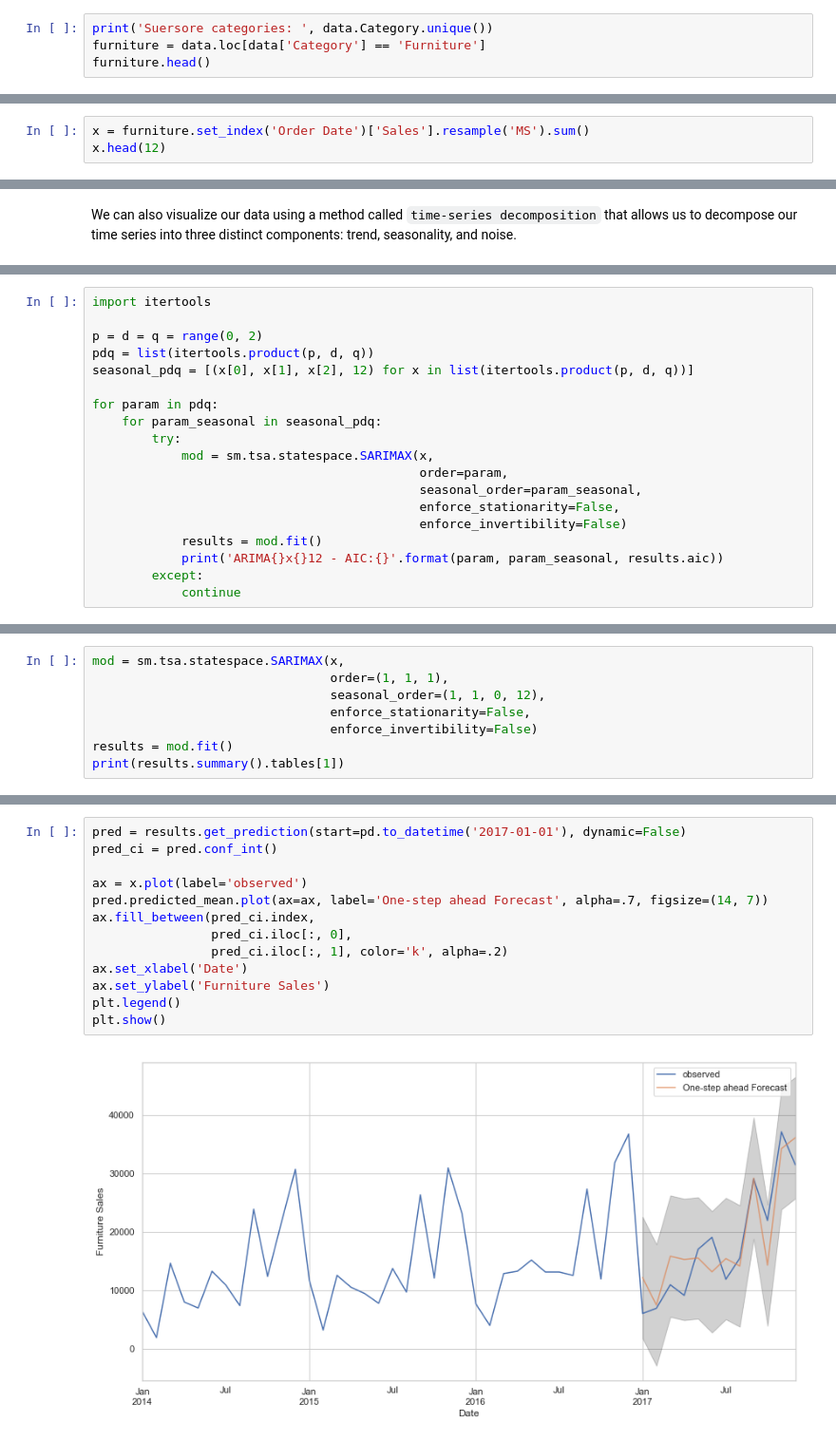
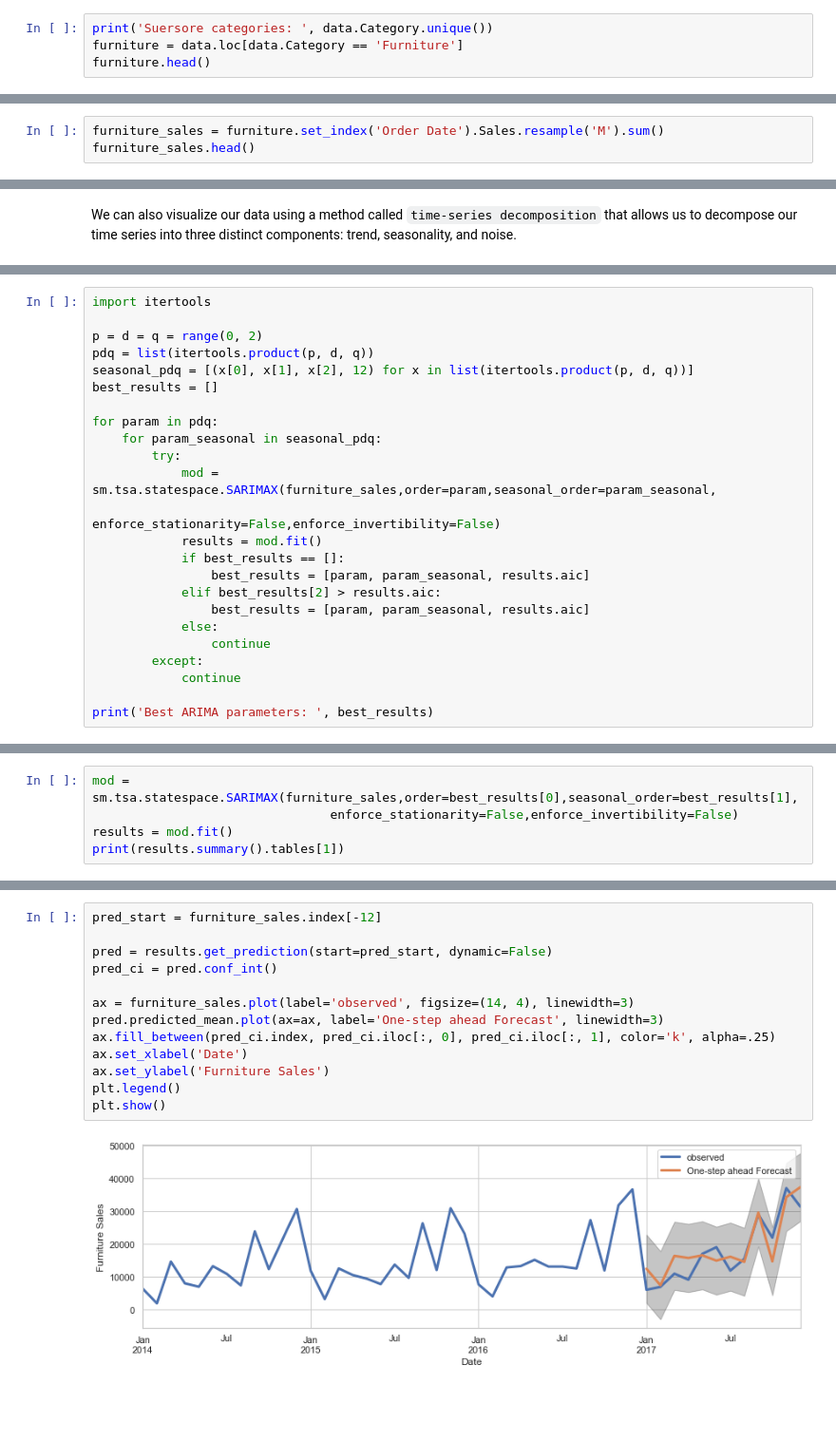
Before and after one commit to Jay4869/Data-Science, a Jupyter notebook: Time Series/Time Series Analysis in statsmodels.ipynb, the cells around one changed output, grey strips where cells are left out. Shown at 95% size. Saved outputs shown, nothing was run; the diff lists cells and outputs as text; blank space fills up the shorter version.

```diff
--- a/Time Series/Time Series Analysis in statsmodels.ipynb
+++ b/Time Series/Time Series Analysis in statsmodels.ipynb
@@ -33,6 +36,6 @@ First thing first, there are several categories in the Superstore sales data, we
 # %%
 print('Suersore categories: ', data.Category.unique())
-furniture = data.loc[data['Category'] == 'Furniture']
+furniture = data.loc[data.Category == 'Furniture']
 furniture.head()
 # %% [output]
 Suersore categories:  ['Furniture' 'Office Supplies' 'Technology']
@@ -126,5 +115,5 @@ furniture_sales.head(12)
 # %%
-x = furniture.set_index('Order Date')['Sales'].resample('MS').sum()
-x.head(12)
+furniture_sales = furniture.set_index('Order Date').Sales.resample('M').sum()
+furniture_sales.head()
 # %% [output]
 Order Date
@@ -178,17 +170,22 @@ import itertools
 p = d = q = range(0, 2)
 pdq = list(itertools.product(p, d, q))
 seasonal_pdq = [(x[0], x[1], x[2], 12) for x in list(itertools.product(p, d, q))]
+best_results = []
 
 for param in pdq:
     for param_seasonal in seasonal_pdq:
         try:
-            mod = sm.tsa.statespace.SARIMAX(x,
-                                            order=param,
-                                            seasonal_order=param_seasonal,
-                                            enforce_stationarity=False,
-                                            enforce_invertibility=False)
+            mod = sm.tsa.statespace.SARIMAX(furniture_sales,order=param,seasonal_order=param_seasonal,
+                                            enforce_stationarity=False,enforce_invertibility=False)
             results = mod.fit()
-            print('ARIMA{}x{}12 - AIC:{}'.format(param, param_seasonal, results.aic))
+            if best_results == []:
+                best_results = [param, param_seasonal, results.aic]
+            elif best_results[2] > results.aic:
+                best_results = [param, param_seasonal, results.aic]
+            else:
+                continue
         except:
             continue
+
+print('Best ARIMA parameters: ', best_results)
 # %% [output]
@@ -243,9 +193,6 @@ ARIMA(1, 1, 1)x(1, 1, 0, 12)12 - AIC:439.17230991499673
 # %%
-mod = sm.tsa.statespace.SARIMAX(x,
-                                order=(1, 1, 1),
-                                seasonal_order=(1, 1, 0, 12),
-                                enforce_stationarity=False,
-                                enforce_invertibility=False)
+mod = sm.tsa.statespace.SARIMAX(furniture_sales,order=best_results[0],seasonal_order=best_results[1],
+                                enforce_stationarity=False,enforce_invertibility=False)
 results = mod.fit()
 print(results.summary().tables[1])
 # %% [output]
@@ -268,15 +215,15 @@ plt.show()
 # %%
-pred = results.get_prediction(start=pd.to_datetime('2017-01-01'), dynamic=False)
+pred_start = furniture_sales.index[-12]
+
+pred = results.get_prediction(start=pred_start, dynamic=False)
 pred_ci = pred.conf_int()
 
-ax = x.plot(label='observed')
-pred.predicted_mean.plot(ax=ax, label='One-step ahead Forecast', alpha=.7, figsize=(14, 7))
-ax.fill_between(pred_ci.index,
-                pred_ci.iloc[:, 0],
-                pred_ci.iloc[:, 1], color='k', alpha=.2)
+ax = furniture_sales.plot(label='observed', figsize=(14, 4), linewidth=3)
+pred.predicted_mean.plot(ax=ax, label='One-step ahead Forecast', linewidth=3)
+ax.fill_between(pred_ci.index, pred_ci.iloc[:, 0], pred_ci.iloc[:, 1], color='k', alpha=.25)
 ax.set_xlabel('Date')
 ax.set_ylabel('Furniture Sales')
 plt.legend()
 plt.show()
 # %% [output]
-[figure, old version]
+[figure, new version]
```
Also changed, not shown: parts of 28 cells of this notebook.
